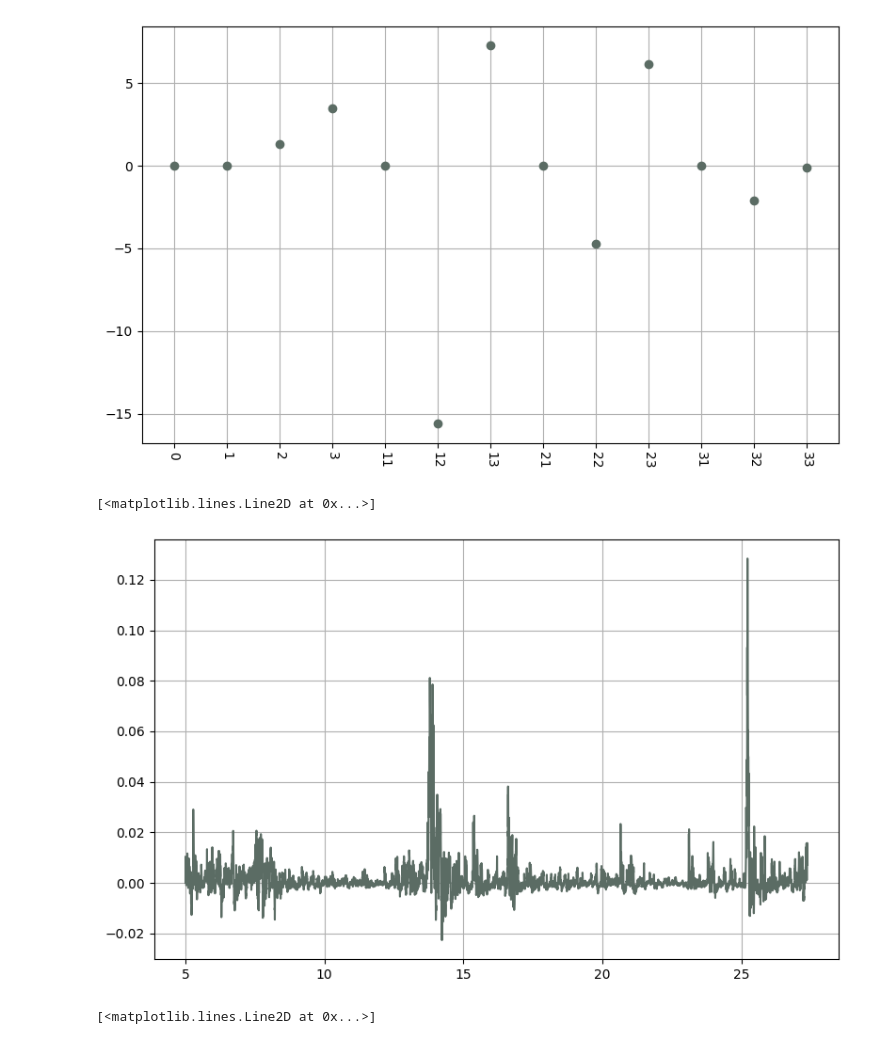
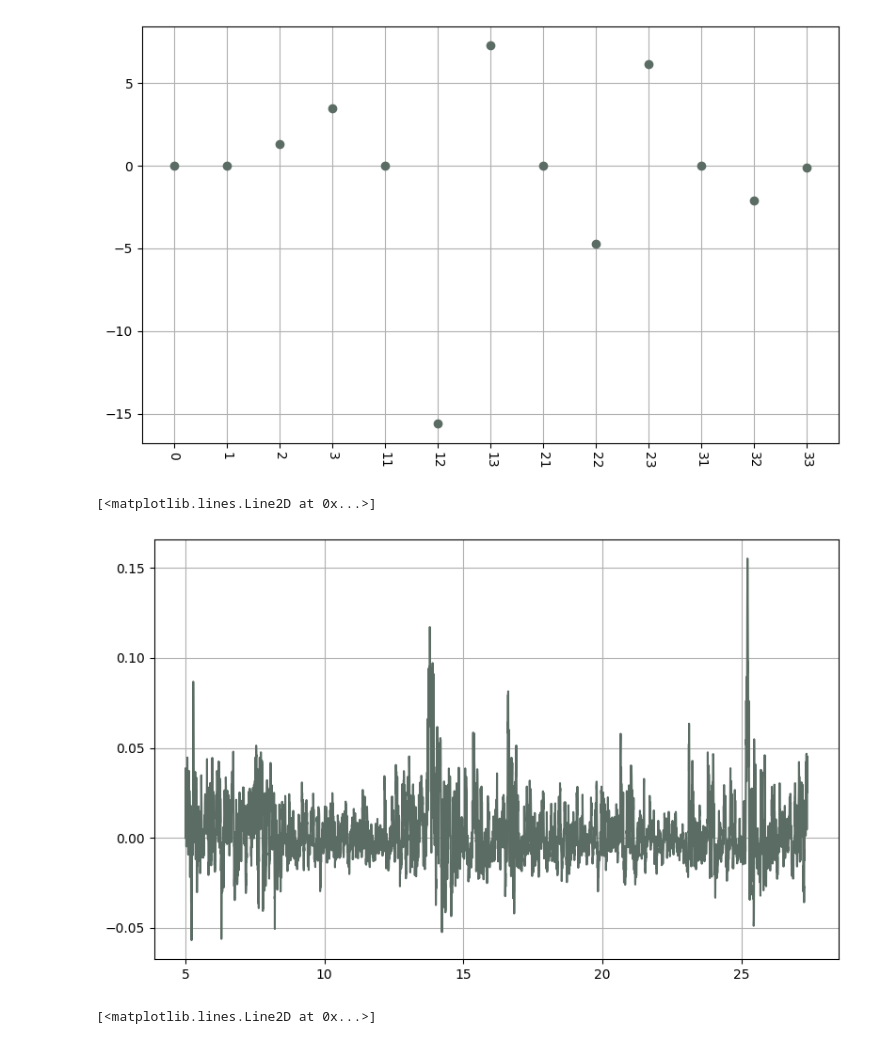
Before and after one commit to MrG1raffe/signature, a Jupyter notebook: notebooks/SPX-VIX_EFM-Signature.ipynb, the cells around one changed output. Saved outputs shown, nothing was run; the diff lists cells and outputs as text; code cells hidden in the pictures.

```diff
--- a/notebooks/SPX-VIX_EFM-Signature.ipynb
+++ b/notebooks/SPX-VIX_EFM-Signature.ipynb
@@ -51,9 +48,9 @@ vix_data.index = pd.to_datetime(vix_data.index.date)
 # %%
-spx_data = pd.read_csv("data/spx_data.csv", index_col=0)
-vix_data = pd.read_csv("data/vix_data.csv", index_col=0)
-
-spx_data.index = pd.to_datetime(spx_data.index)
-vix_data.index = pd.to_datetime(vix_data.index)
+# spx_data = pd.read_csv("data/spx_data.csv", index_col=0)
+# vix_data = pd.read_csv("data/vix_data.csv", index_col=0)
+#
+# spx_data.index = pd.to_datetime(spx_data.index)
+# vix_data.index = pd.to_datetime(vix_data.index)
 # %%
 index = spx_data.index
 spx = spx_data['Close']
@@ -624,10 +626,10 @@ ta.plot_coefficients(nu_coef, trunc=trunc)
 # %% [output]
 [figure]
 # %%
-plt.plot(time_grid[burn_in:], nu[burn_in:] * vix[burn_in:])
+plt.plot(time_grid[burn_in:], nu[burn_in:])
 # %% [output]
 [<matplotlib.lines.Line2D at 0x...>]
-[figure, old version]
+[figure, new version]
 # %%
 plt.plot(time_grid[burn_in:], vix[burn_in:]**2)
 # %% [output]
```
Also changed, not shown: parts of 10 cells of this notebook, 7 other files.
